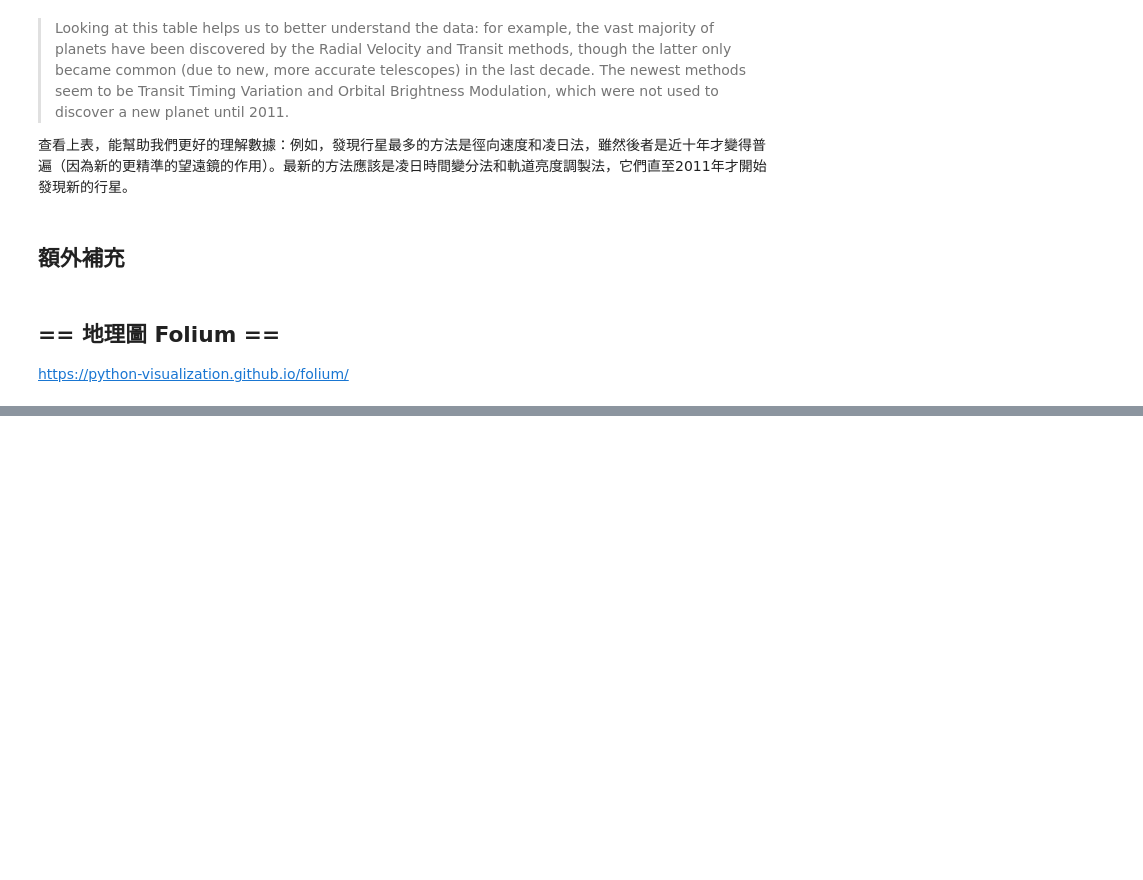
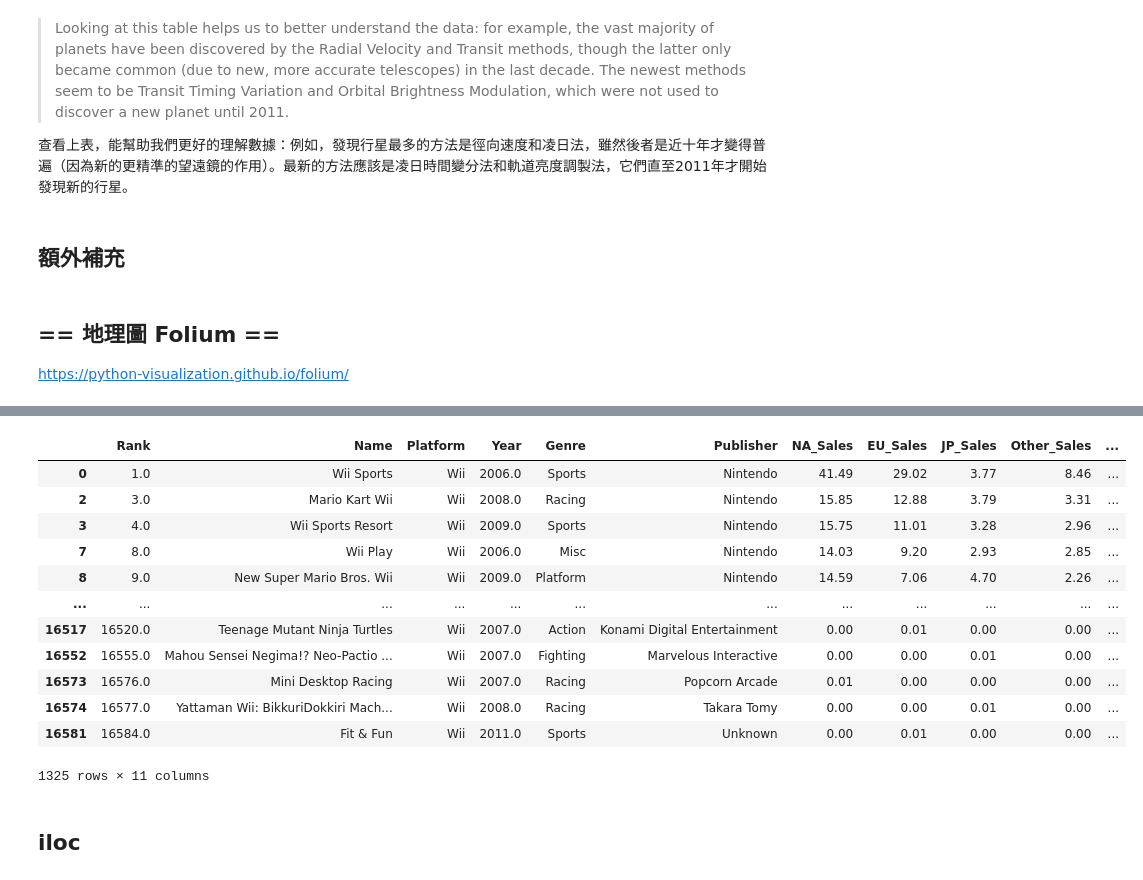
Before and after one commit to juck30808/juck30808, a Jupyter notebook: 03.05-Aggregation-and-Grouping.ipynb, the cells around one changed output, grey strips where cells are left out. Cells and saved outputs as stored; diff of their text form; code cells hidden in the pictures; blank space fills up the shorter version.

```diff
--- a/03.05-Aggregation-and-Grouping.ipynb
+++ b/03.05-Aggregation-and-Grouping.ipynb
@@ -685,0 +1087,5 @@ display(m)
+# %%
+import numpy as np
+import pandas as pd
+data = pd.read_excel("input/plt-vgsales.xlsx")
+data.head()
@@ -685,0 +1146,19 @@ display(m)
+# %%
+data.groupby('Platform').get_group('Wii')
+#data[data['Platform'] == 'Wii']
+# %% [output]
+|  | Rank | Name | Platform | Year | Genre | Publisher | NA_Sales | EU_Sales | JP_Sales | Other_Sales | ... |
+| 0 | 1.0 | Wii Sports | Wii | 2006.0 | Sports | Nintendo | 41.49 | 29.02 | 3.77 | 8.46 | ... |
+| 2 | 3.0 | Mario Kart Wii | Wii | 2008.0 | Racing | Nintendo | 15.85 | 12.88 | 3.79 | 3.31 | ... |
+| 3 | 4.0 | Wii Sports Resort | Wii | 2009.0 | Sports | Nintendo | 15.75 | 11.01 | 3.28 | 2.96 | ... |
+| 7 | 8.0 | Wii Play | Wii | 2006.0 | Misc | Nintendo | 14.03 | 9.20 | 2.93 | 2.85 | ... |
+| 8 | 9.0 | New Super Mario Bros. Wii | Wii | 2009.0 | Platform | Nintendo | 14.59 | 7.06 | 4.70 | 2.26 | ... |
+| ... | ... | ... | ... | ... | ... | ... | ... | ... | ... | ... | ... |
+| 16517 | 16520.0 | Teenage Mutant Ninja Turtles | Wii | 2007.0 | Action | Konami Digital Entertainment | 0.00 | 0.01 | 0.00 | 0.00 | ... |
+| 16552 | 16555.0 | Mahou Sensei Negima!? Neo-Pactio ... | Wii | 2007.0 | Fighting | Marvelous Interactive | 0.00 | 0.00 | 0.01 | 0.00 | ... |
+| 16573 | 16576.0 | Mini Desktop Racing | Wii | 2007.0 | Racing | Popcorn Arcade | 0.01 | 0.00 | 0.00 | 0.00 | ... |
+| 16574 | 16577.0 | Yattaman Wii: BikkuriDokkiri Mach... | Wii | 2008.0 | Racing | Takara Tomy | 0.00 | 0.00 | 0.01 | 0.00 | ... |
+| 16581 | 16584.0 | Fit & Fun | Wii | 2011.0 | Sports | Unknown | 0.00 | 0.01 | 0.00 | 0.00 | ... |
+1325 rows × 11 columns
+# %% [markdown]
+## iloc
```
Also changed, not shown: parts of 79 cells of this notebook, 47 other files.
